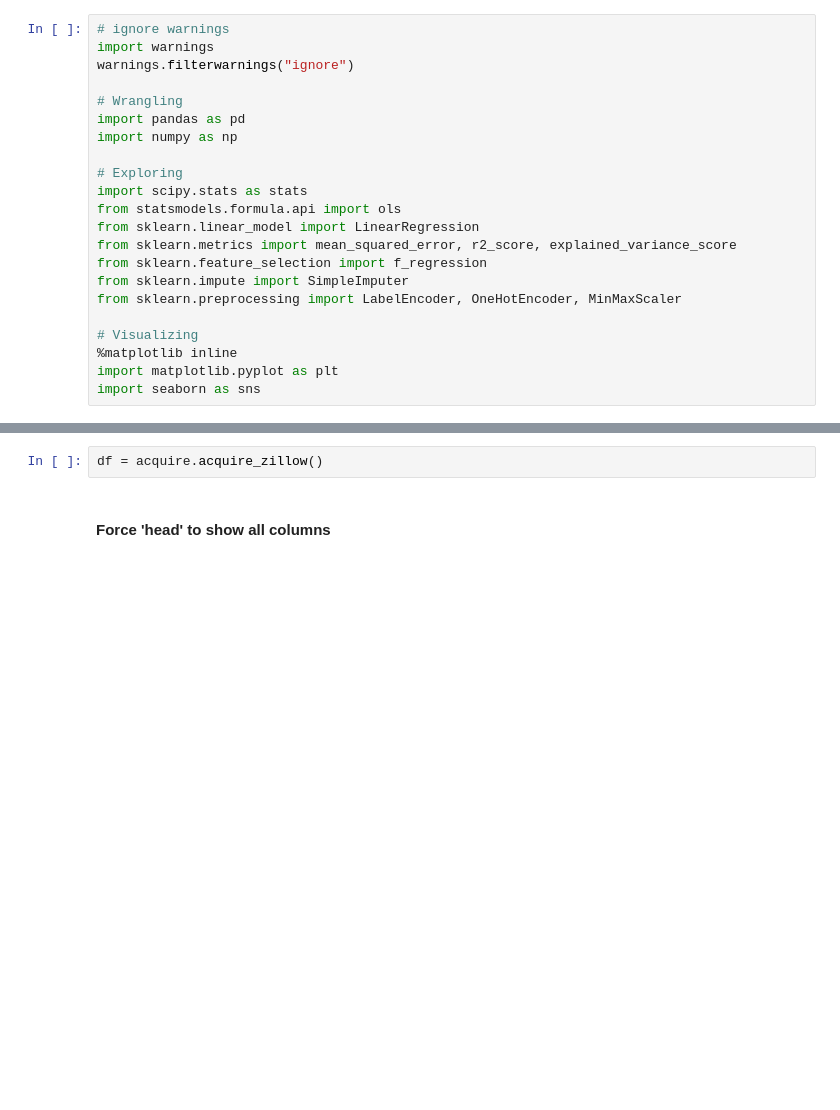
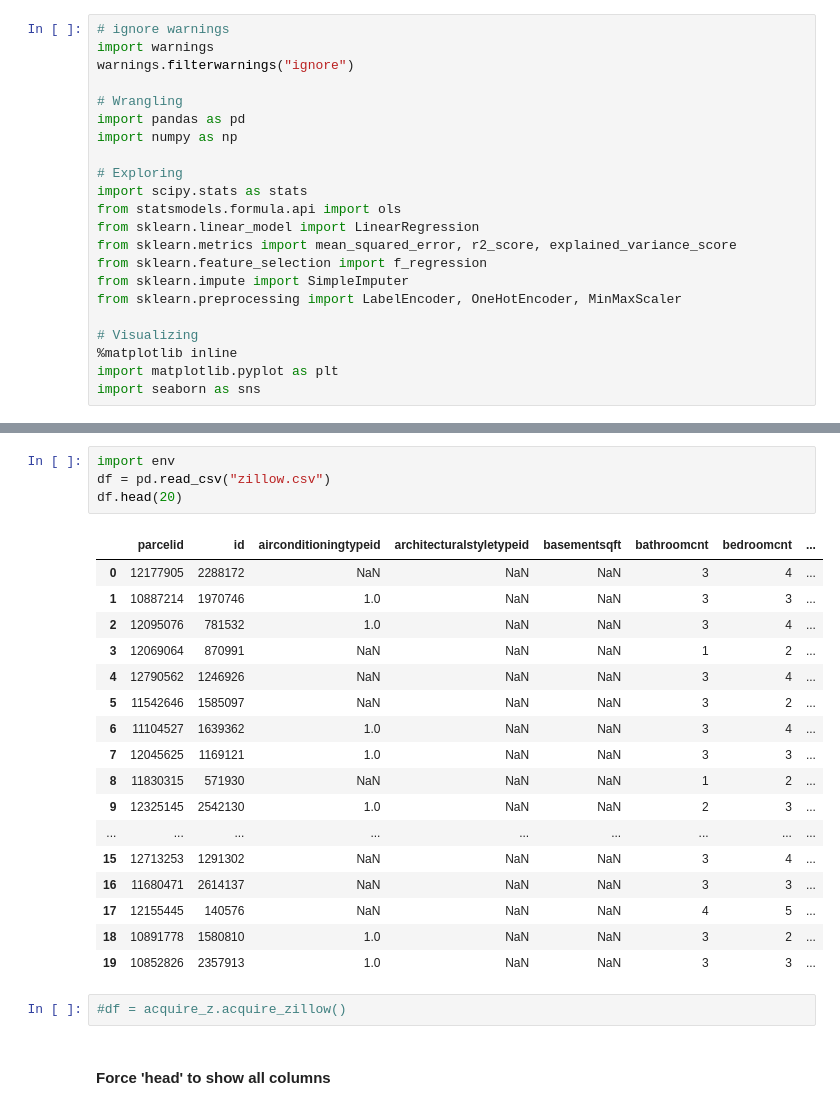
Before and after one commit to Osdorn-Typewriter-Repair/osdorn_project, a Jupyter notebook: osdorn_project_sean.ipynb, the cells around one changed output, grey strips where cells are left out. Cells and saved outputs as stored; diff of their text form; blank space fills up the shorter version.

```diff
--- a/osdorn_project_sean.ipynb
+++ b/osdorn_project_sean.ipynb
@@ -28,5 +23,27 @@ KeyboardInterrupt:
-# %%
-df = acquire.acquire_zillow()
+# %%
+import env
+df = pd.read_csv("zillow.csv")
+df.head(20)
+# %% [output]
+|  | parcelid | id | airconditioningtypeid | architecturalstyletypeid | basementsqft | bathroomcnt | bedroomcnt | ... |
+| 0 | 12177905 | 2288172 | NaN | NaN | NaN | 3 | 4 | ... |
+| 1 | 10887214 | 1970746 | 1.0 | NaN | NaN | 3 | 3 | ... |
+| 2 | 12095076 | 781532 | 1.0 | NaN | NaN | 3 | 4 | ... |
+| 3 | 12069064 | 870991 | NaN | NaN | NaN | 1 | 2 | ... |
+| 4 | 12790562 | 1246926 | NaN | NaN | NaN | 3 | 4 | ... |
+| 5 | 11542646 | 1585097 | NaN | NaN | NaN | 3 | 2 | ... |
+| 6 | 11104527 | 1639362 | 1.0 | NaN | NaN | 3 | 4 | ... |
+| 7 | 12045625 | 1169121 | 1.0 | NaN | NaN | 3 | 3 | ... |
+| 8 | 11830315 | 571930 | NaN | NaN | NaN | 1 | 2 | ... |
+| 9 | 12325145 | 2542130 | 1.0 | NaN | NaN | 2 | 3 | ... |
+| ... | ... | ... | ... | ... | ... | ... | ... | ... |
+| 15 | 12713253 | 1291302 | NaN | NaN | NaN | 3 | 4 | ... |
+| 16 | 11680471 | 2614137 | NaN | NaN | NaN | 3 | 3 | ... |
+| 17 | 12155445 | 140576 | NaN | NaN | NaN | 4 | 5 | ... |
+| 18 | 10891778 | 1580810 | 1.0 | NaN | NaN | 3 | 2 | ... |
+| 19 | 10852826 | 2357913 | 1.0 | NaN | NaN | 3 | 3 | ... |
+# %%
+#df = acquire_z.acquire_zillow()
 # %% [markdown]
 #### Force 'head' to show all columns
 # %%
```
Also changed, not shown: parts of 6 cells of this notebook.
